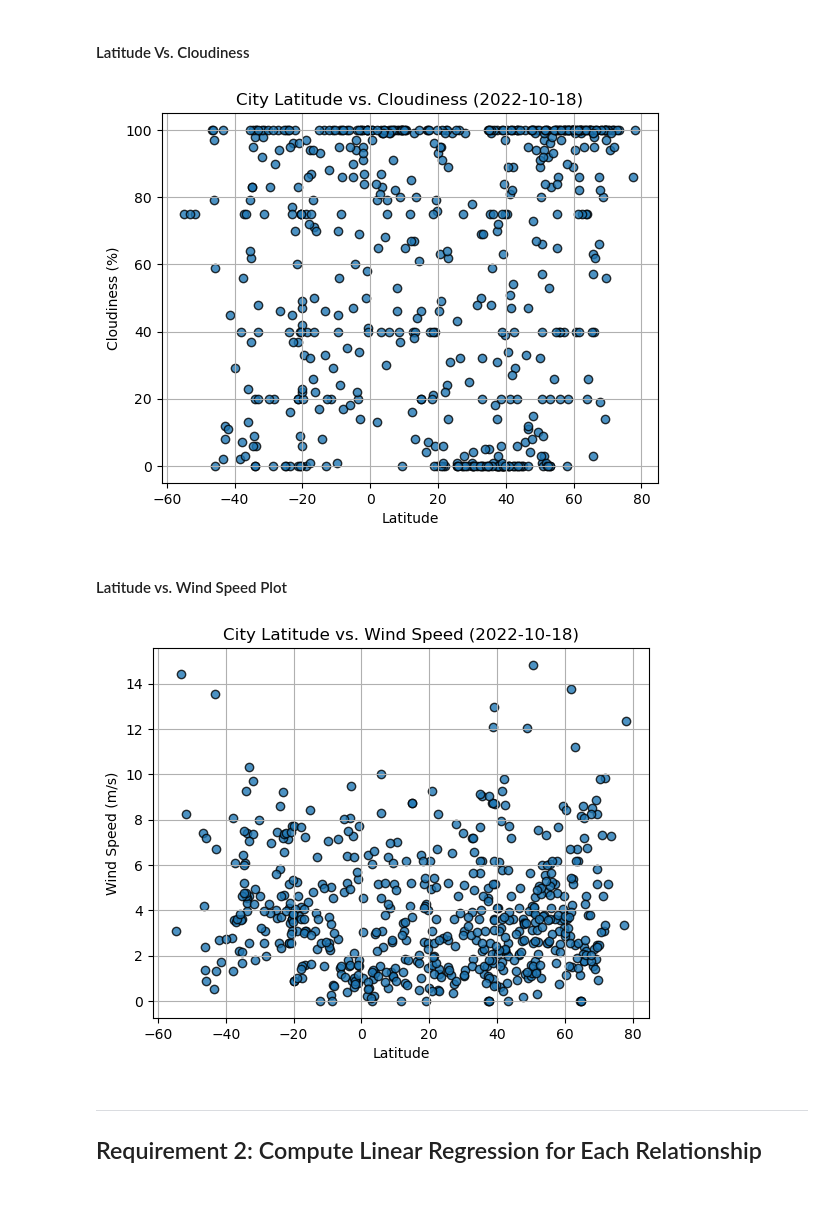
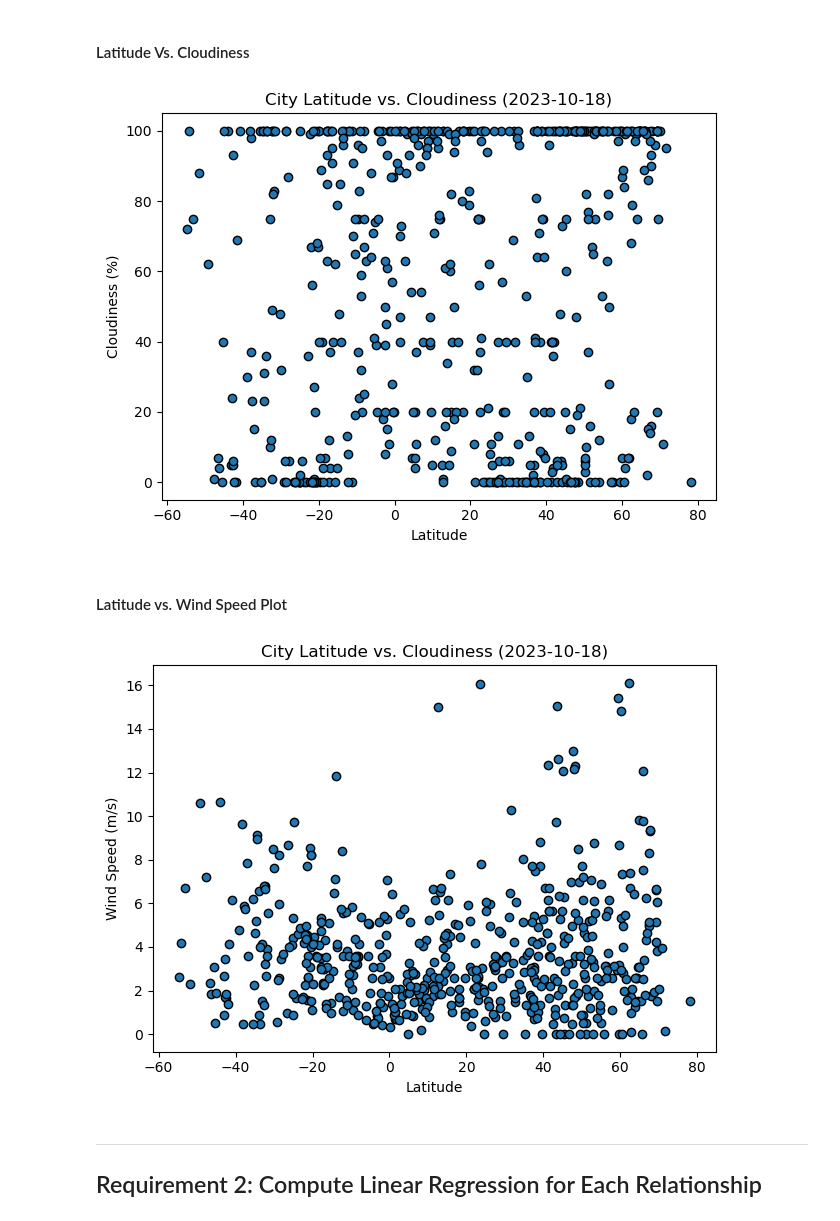
Before and after one commit to elisesirivisal/python-api-challenge, a Jupyter notebook: WeatherPy.ipynb, the cells around one changed output. Cells and saved outputs as stored; diff of their text form; code cells hidden in the pictures.

```diff
--- a/WeatherPy.ipynb
+++ b/WeatherPy.ipynb
@@ -221,26 +227,32 @@ plt.show()
 #### Latitude Vs. Cloudiness
 # %%
 # Build the scatter plots for latitude vs. cloudiness
-# YOUR CODE HERE
+plt.scatter(city_data_df['Lat'],city_data_df['Cloudiness'], edgecolors='k')
 
 # Incorporate the other graph properties
-# YOUR CODE HERE
+plt.xlabel("Latitude")
+plt.ylabel("Cloudiness (%)")
+plt.title(f"City Latitude vs. Cloudiness (2023-10-18)")
+plt.tight_layout()
 
 # Save the figure
 plt.savefig("output_data/Fig3.png")
 
 # Show plot
 plt.show()
 # %% [output]
-[figure, old version]
+[figure, new version]
 # %% [markdown]
 #### Latitude vs. Wind Speed Plot
 # %%
 # Build the scatter plots for latitude vs. wind speed
-# YOUR CODE HERE
+plt.scatter(city_data_df['Lat'],city_data_df['Wind Speed'], edgecolors='k')
 
 # Incorporate the other graph properties
-# YOUR CODE HERE
+plt.xlabel("Latitude")
+plt.ylabel("Wind Speed (m/s)")
+plt.title(f"City Latitude vs. Cloudiness (2023-10-18)")
+plt.tight_layout()
 
 # Save the figure
 plt.savefig("output_data/Fig4.png")
@@ -248,7 +260,7 @@ plt.savefig("output_data/Fig4.png")
 # Show plot
 plt.show()
 # %% [output]
-[figure, old version]
+[figure, new version]
 # %% [markdown]
 ---
 
```
Also changed, not shown: parts of 18 cells of this notebook.
